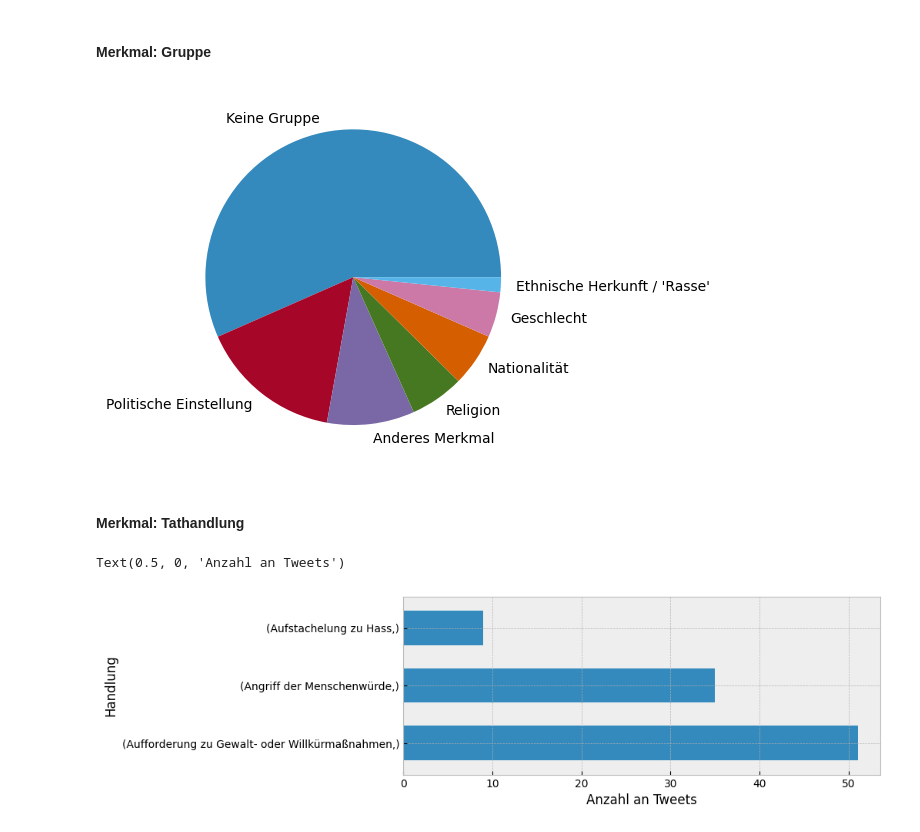
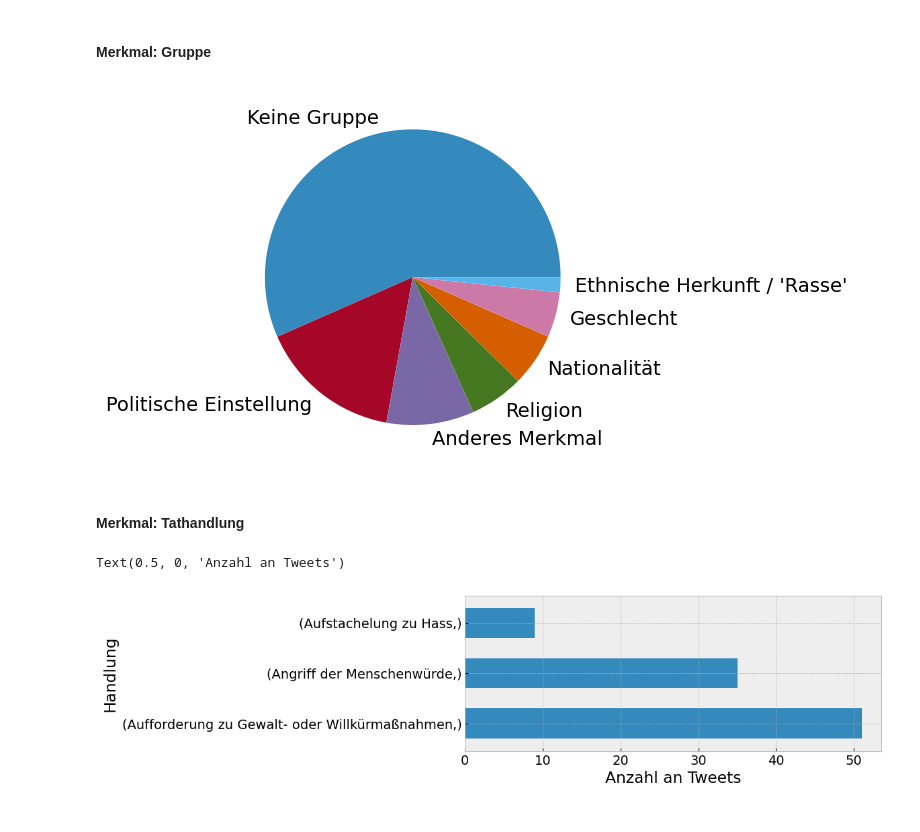
Before and after one commit to cmbirle/legal-hate-speech, a Jupyter notebook: src/refcorp_visual.ipynb, the cells around one changed output. Drawn from its saved outputs; the diff is of its cells as text; code cells hidden in the pictures.

```diff
--- a/src/refcorp_visual.ipynb
+++ b/src/refcorp_visual.ipynb
@@ -55,21 +59,23 @@ Text(0.5, 0, 'Anzahl an Tweets')
 # %%
 with open("..\Korpora\Referenzdatensatz_HateSpeech_Deutsch\HateSpeechDe_HATE_GruppeDetail.json", mode="r", encoding="utf-8") as gruppe:
     gruppe = json.load(gruppe)
 
 # Problem Mehrfachnennungen: Einträge mit mehreren Labels duplizieren, so dass im DataFrame für pro Tweet pro Label eine Zeile steht
 gruppe_sep = []
 for eintrag in gruppe:
     for i in range(len(eintrag["label"])):
         gruppe_sep.append((int(eintrag["corpus_id"]), eintrag["tweet"], eintrag["label"][i]))
 
 df_gruppe = pd.DataFrame(gruppe_sep, columns=['corpus_id', 'tweet', 'label'])
 df_gruppe = df_gruppe.drop(axis=1, labels=["tweet", "corpus_id"])
 
+plt.rcParams['font.size'] = '14'
+
 plt.style.use("bmh")
 labels = ["Keine Gruppe", "Politische Einstellung", "Anderes Merkmal", "Religion", "Nationalität", "Geschlecht", "Ethnische Herkunft / 'Rasse'"]
 labelplot = df_gruppe.value_counts().plot.pie(y="label", label="", labels=labels)
 # %% [output]
-[figure, old version]
+[figure, new version]
 # %% [markdown]
 #### Merkmal: Tathandlung
 # %%
@@ -91,4 +97,4 @@ labelplot = df_handlung.value_counts().plot.barh(y="label", xlabel="Handlung", w
 plt.xlabel("Anzahl an Tweets")
 # %% [output]
 Text(0.5, 0, 'Anzahl an Tweets')
-[figure, old version]
+[figure, new version]
```
Also changed, not shown: parts of 2 cells of this notebook, 6 other files.
